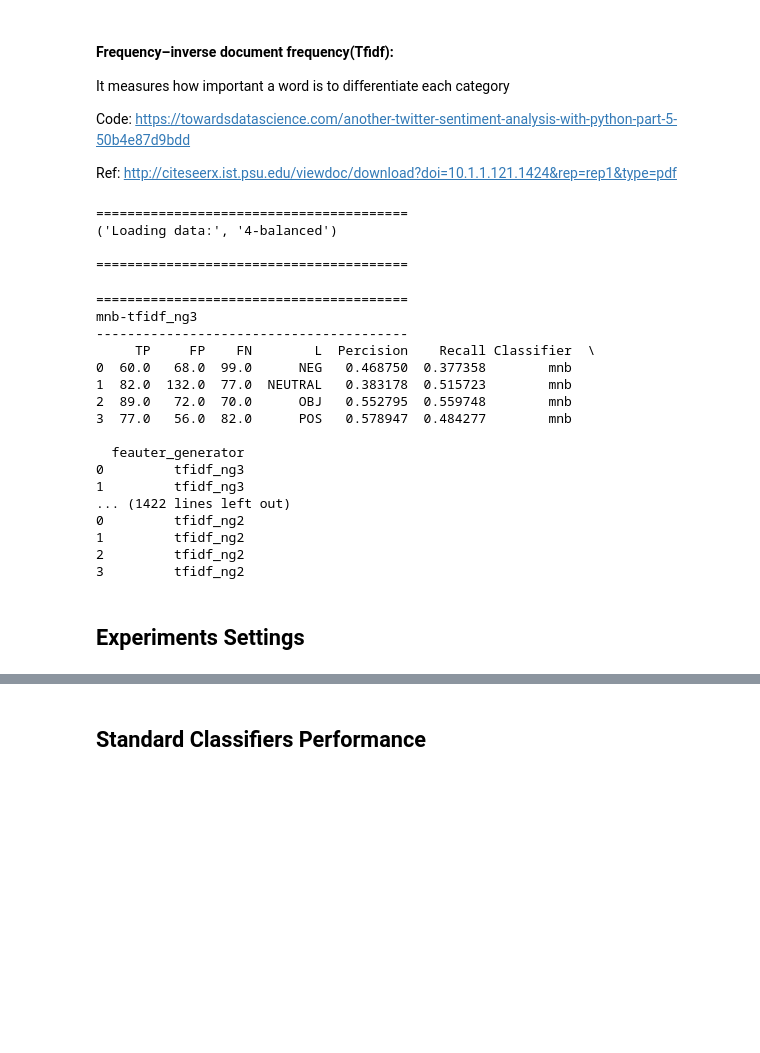
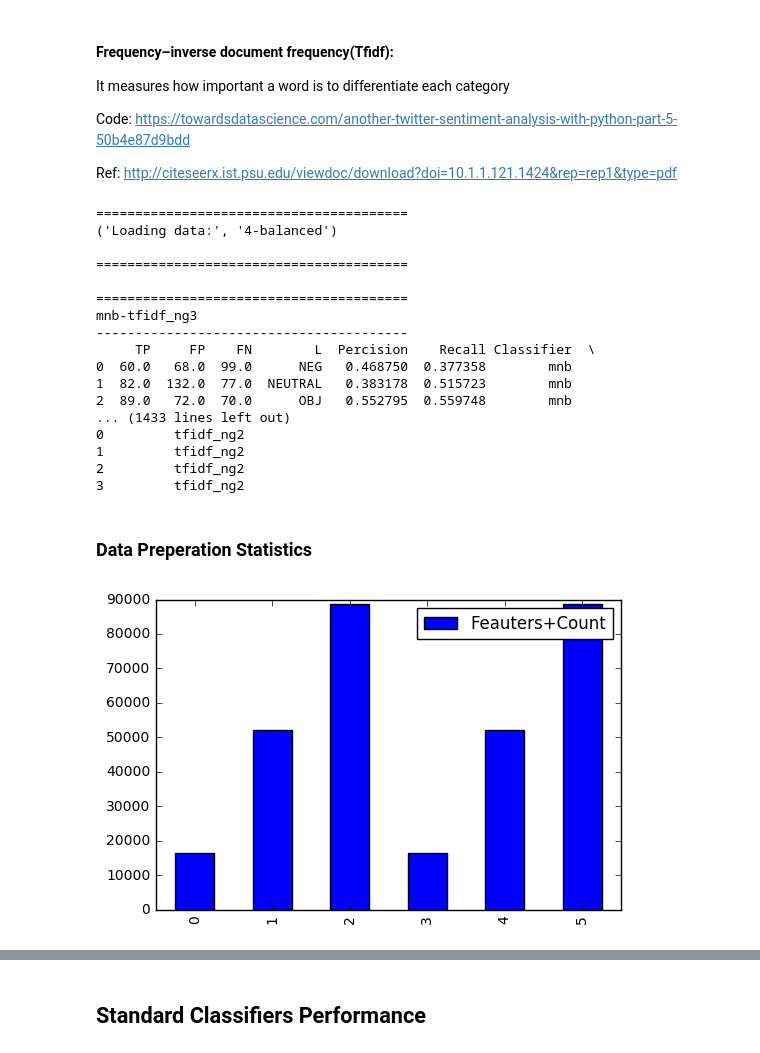
Before and after one commit to Rababalkhalifa/project_capastone, a Jupyter notebook: sentimental_analysis_BenchMarkModel_ASTD.ipynb, the cells around one changed output, grey strips where cells are left out. Cells and saved outputs as stored; diff of their text form; code cells hidden in the pictures; blank space fills up the shorter version.

```diff
--- a/sentimental_analysis_BenchMarkModel_ASTD.ipynb
+++ b/sentimental_analysis_BenchMarkModel_ASTD.ipynb
@@ -136,6 +136,16 @@ It measures how important a word is to differentiate each category
 Code: https://towardsdatascience.com/another-twitter-sentiment-analysis-with-python-part-5-50b4e87d9bdd
 
 Ref: http://citeseerx.ist.psu.edu/viewdoc/download?doi=10.1.1.121.1424&rep=rep1&type=pdf
+# %%
+#this function to retrive sentimental count in each class
+def GetCount(array):
+    df = pd.DataFrame(array,columns= ["Class"])
+    counts = df.Class.value_counts()
+    OBJ = counts['OBJ']
+    NEG = counts['NEG']
+    NEUTRAL = counts['NEUTRAL']
+    POS = counts['POS']
+    return [OBJ, NEG, NEUTRAL ,POS]
 # %%
 # -*- coding: utf-8 -*-
 """
@@ -155,6 +165,10 @@ gr = AraTweet()
 classifiers_collection = {}
 scores_collection = {}
 dataframe_collection = {}
+TweetCount_collection = {}
+
+
+FeatuerDataSet = []
 for data in datas:
     scores = list()
 
@@ -174,6 +188,16 @@ for data in datas:
         (d_train, y_train, d_test, y_test) = gr.get_train_test(**data['params'])
 
 
+#     OBJ, NEG, NEUTRAL ,POS = GetCount(y_train)
+#     OBJ, NEG, NEUTRAL ,POS = GetCount(y_test)
+#     OBJ, NEG, NEUTRAL ,POS = GetCount(y_valid)
+    #---------------------------------------------------------------------------------
+    TweetCount = [GetCount(y_train ), GetCount(y_test), GetCount(y_valid) ]
+    df_tweetCount = pd.DataFrame(TweetCount,columns= ['OBJ', 'NEG', 'NEUTRAL' ,'POS'])
+    df_tweetCount['Dataset'] = ['Train Set','Test Set','Validation Set']
+    df_tweetCount['name'] = data['name']
+    TweetCount_collection[data['name']] = df_tweetCount
+    #---------------------------------------------------------------------------------
     ####################################################################################
 
     for feat_generator in Features_Generators:
@@ -184,6 +208,8 @@ for data in datas:
         ####################################################################################
 
 
+        FeatuerData = [data['name'], feat_generator['name'],X_train.shape[1]]
+        FeatuerDataSet.append(FeatuerData)
         for clf in classifiers:
 
                     if clf['parameter_tunning']:
@@ -211,6 +237,9 @@ for data in datas:
                         df['Classifier'] =  clf["name"]
                         df['feauter_generator'] = feat_generator['name']
 
+
+
+
                         dataframe_collection[clf["name"] + '-' + feat_generator['name'] ] = df
 #                         print(clf["name"],df['feauter_generator'] )
                         scores.append(score)
@@ -231,7 +260,7 @@ for data in datas:
         scores_collection[data['name']] = df_s
     #     print("-"*40)
     #     print(df_s.head())
-
+df_feauterCount = pd.DataFrame(FeatuerDataSet, columns=['DataSet_Name','Feauter_Generator','Feauters+Count'])
 
 # ####################################Testing##############################################
 # print(60 * "=")
@@ -244,22 +273,24 @@ for data in datas:
 ('Loading data:', '4-balanced')
 
 ========================================
+
+========================================
+mnb-tfidf_ng3
+----------------------------------------
+     TP     FP    FN        L  Percision    Recall Classifier  \
+0  60.0   68.0  99.0      NEG   0.468750  0.377358        mnb
+1  82.0  132.0  77.0  NEUTRAL   0.383178  0.515723        mnb
+2  89.0   72.0  70.0      OBJ   0.552795  0.559748        mnb
+... (1433 lines left out)
+0         tfidf_ng2
+1         tfidf_ng2
+2         tfidf_ng2
+3         tfidf_ng2
-========================================
-mnb-tfidf_ng3
-----------------------------------------
-     TP     FP    FN        L  Percision    Recall Classifier  \
-0  60.0   68.0  99.0      NEG   0.468750  0.377358        mnb
-1  82.0  132.0  77.0  NEUTRAL   0.383178  0.515723        mnb
-2  89.0   72.0  70.0      OBJ   0.552795  0.559748        mnb
-3  77.0   56.0  82.0      POS   0.578947  0.484277        mnb
-
-  feauter_generator
-0         tfidf_ng3
-1         tfidf_ng3
-... (1422 lines left out)
-0         tfidf_ng2
-1         tfidf_ng2
-2         tfidf_ng2
-3         tfidf_ng2
-# %% [markdown]
-## Experiments Settings
+# %% [markdown]
+### Data Preperation Statistics
+# %%
+balanceFeauters = df_feauterCount[df_feauterCount['DataSet_Name'] == '4-balanced']
+balanceFeauters.plot( kind="bar")
+plt.show()
+# %% [output]
+[figure, added]
```
Also changed, not shown: parts of 5 cells of this notebook.
